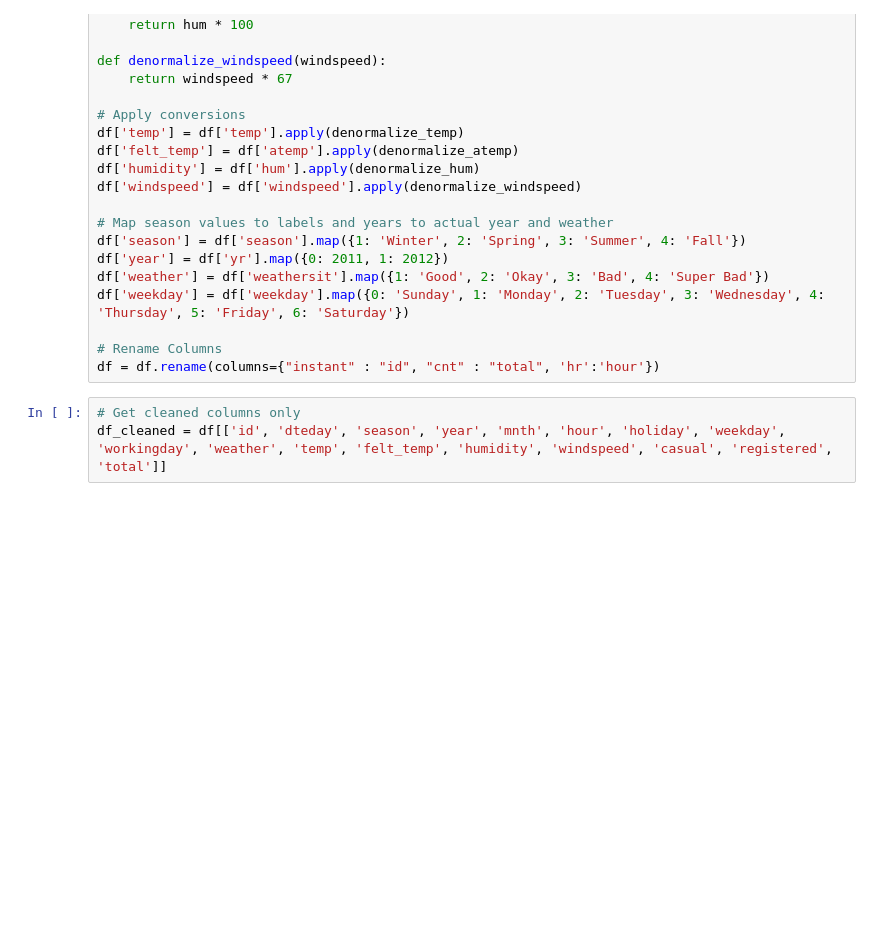
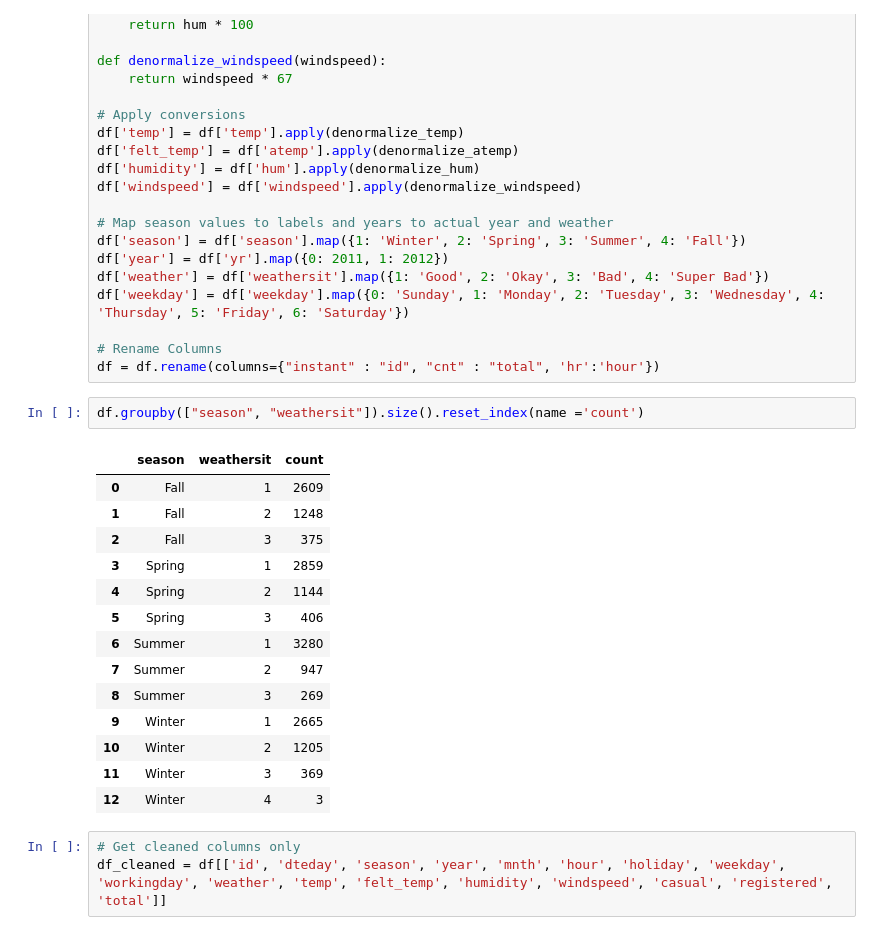
Before and after one commit to iptch/SDS2025-data-quality-handson, a Jupyter notebook: prepare_bike_dataset.ipynb, the cells around one changed output. Cells and saved outputs as stored; diff of their text form; blank space fills up the shorter version.

```diff
--- a/prepare_bike_dataset.ipynb
+++ b/prepare_bike_dataset.ipynb
@@ -58,6 +58,23 @@ df['weekday'] = df['weekday'].map({0: 'Sunday', 1: 'Monday', 2: 'Tuesday', 3: 'W
 
 # Rename Columns
 df = df.rename(columns={"instant" : "id", "cnt" : "total", 'hr':'hour'})
+# %%
+df.groupby(["season", "weathersit"]).size().reset_index(name ='count')
+# %% [output]
+|  | season | weathersit | count |
+| 0 | Fall | 1 | 2609 |
+| 1 | Fall | 2 | 1248 |
+| 2 | Fall | 3 | 375 |
+| 3 | Spring | 1 | 2859 |
+| 4 | Spring | 2 | 1144 |
+| 5 | Spring | 3 | 406 |
+| 6 | Summer | 1 | 3280 |
+| 7 | Summer | 2 | 947 |
+| 8 | Summer | 3 | 269 |
+| 9 | Winter | 1 | 2665 |
+| 10 | Winter | 2 | 1205 |
+| 11 | Winter | 3 | 369 |
+| 12 | Winter | 4 | 3 |
 # %%
 # Get cleaned columns only
 df_cleaned = df[['id', 'dteday', 'season', 'year', 'mnth', 'hour', 'holiday', 'weekday', 'workingday', 'weather', 'temp', 'felt_temp', 'humidity', 'windspeed', 'casual', 'registered', 'total']]
```
Also changed, not shown: 2 other files.
